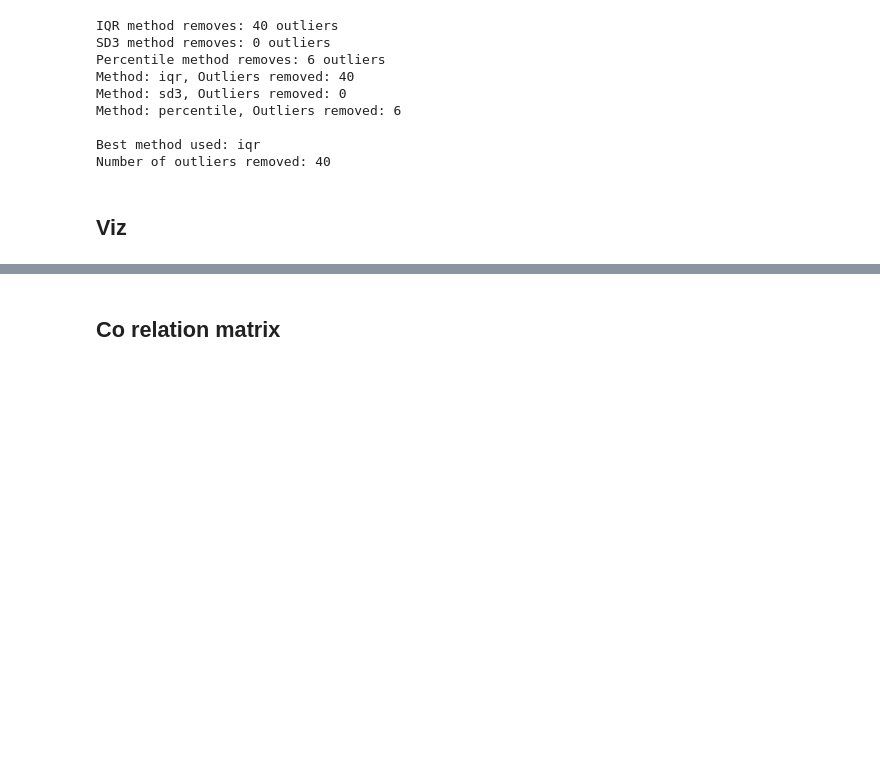
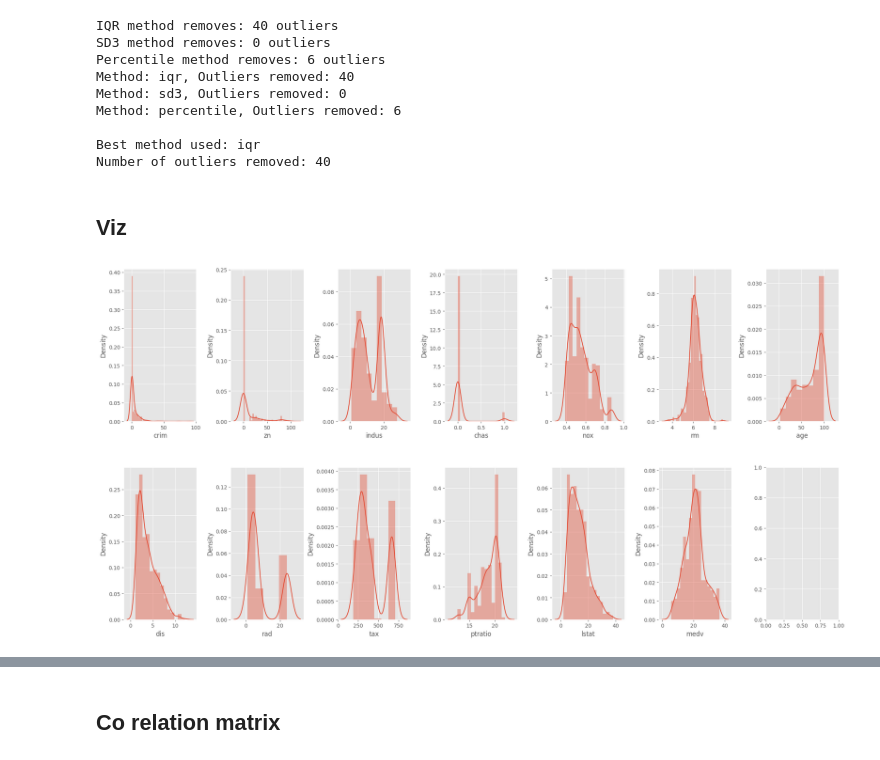
Before and after one commit to nikhil9066/API-model, a Jupyter notebook: model/boston_2.ipynb, the cells around one changed output, grey strips where cells are left out. Cells and saved outputs as stored; diff of their text form; code cells hidden in the pictures; blank space fills up the shorter version.

```diff
--- a/model/boston_2.ipynb
+++ b/model/boston_2.ipynb
@@ -154,11 +154,13 @@ ipp.interModel(df_outlier_cleaned, predictor_variable, "outliers")
 # %% [markdown]
 ## Viz
 # %%
-# fig, axs = ipp.ipp.plt.subplots(ncols=7, nrows=2, figsize=(20, 10))
-# index = 0
-# axs = axs.flatten()
-# for col, value in df_outlier_cleaned.items() :
-#     ipp.ipp.sns.distplot(value, ax=axs[index])
-#     index += 1
-# ipp.ipp.plt. tight_layout (pad=0.5, w_pad=0.7, h_pad=5.0)
+fig, axs = ipp.ipp.plt.subplots(ncols=7, nrows=2, figsize=(20, 10))
+index = 0
+axs = axs.flatten()
+for col, value in df_outlier_cleaned.items() :
+    ipp.ipp.sns.distplot(value, ax=axs[index])
+    index += 1
+ipp.ipp.plt. tight_layout (pad=0.5, w_pad=0.7, h_pad=5.0)
+# %% [output]
+[figure, added]
 # %%
```
Also changed, not shown: parts of 11 cells of this notebook, 11 other files.
